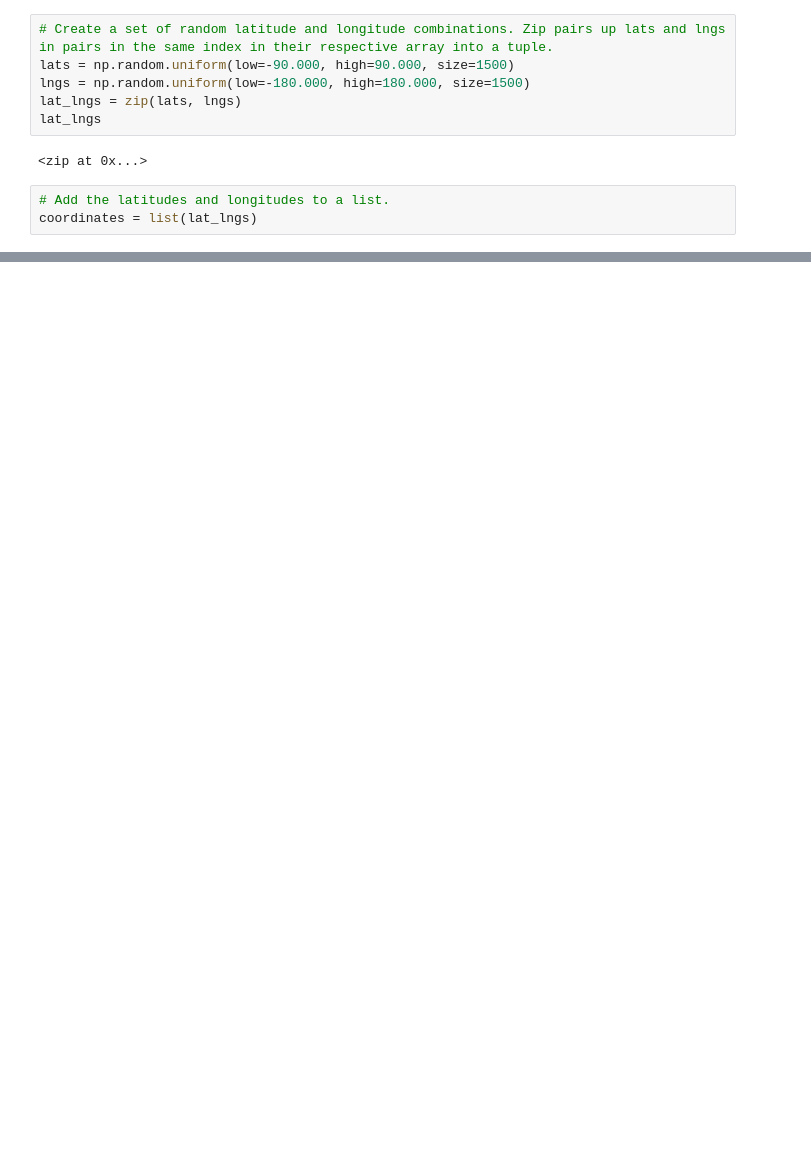
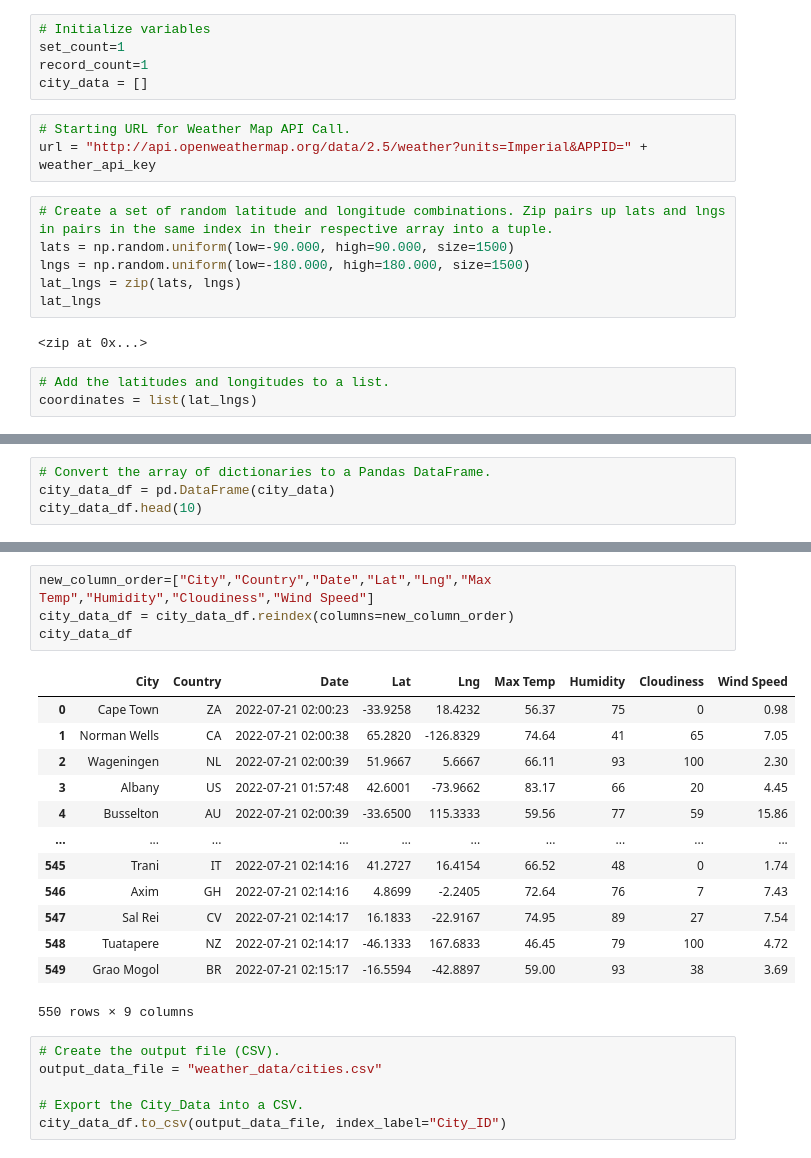
Before and after one commit to lingumd/World_Weather_Analysis, a Jupyter notebook: WeatherPy.ipynb, the cells around one changed output, grey strips where cells are left out. Saved outputs shown, nothing was run; the diff lists cells and outputs as text; blank space fills up the shorter version.

Commit message:
Updating WeatherPy.ipynb and .gitignore.

```diff
--- a/WeatherPy.ipynb
+++ b/WeatherPy.ipynb
@@ -7,3 +17,11 @@ from citipy import citipy
+# %%
+# Initialize variables
+set_count=1
+record_count=1
+city_data = []
+# %%
+# Starting URL for Weather Map API Call.
+url = "http://api.openweathermap.org/data/2.5/weather?units=Imperial&APPID=" + weather_api_key
 # %%
 # Create a set of random latitude and longitude combinations. Zip pairs up lats and lngs in pairs in the same index in their respective array into a tuple.
 lats = np.random.uniform(low=-90.000, high=90.000, size=1500)
@@ -31,0 +127,4 @@ len(cities)
+# %%
+# Convert the array of dictionaries to a Pandas DataFrame.
+city_data_df = pd.DataFrame(city_data)
+city_data_df.head(10)
@@ -31,0 +143,24 @@ len(cities)
+# %%
+new_column_order=["City","Country","Date","Lat","Lng","Max Temp","Humidity","Cloudiness","Wind Speed"]
+city_data_df = city_data_df.reindex(columns=new_column_order)
+city_data_df
+# %% [output]
+|  | City | Country | Date | Lat | Lng | Max Temp | Humidity | Cloudiness | Wind Speed |
+| 0 | Cape Town | ZA | 2022-07-21 02:00:23 | -33.9258 | 18.4232 | 56.37 | 75 | 0 | 0.98 |
+| 1 | Norman Wells | CA | 2022-07-21 02:00:38 | 65.2820 | -126.8329 | 74.64 | 41 | 65 | 7.05 |
+| 2 | Wageningen | NL | 2022-07-21 02:00:39 | 51.9667 | 5.6667 | 66.11 | 93 | 100 | 2.30 |
+| 3 | Albany | US | 2022-07-21 01:57:48 | 42.6001 | -73.9662 | 83.17 | 66 | 20 | 4.45 |
+| 4 | Busselton | AU | 2022-07-21 02:00:39 | -33.6500 | 115.3333 | 59.56 | 77 | 59 | 15.86 |
+| ... | ... | ... | ... | ... | ... | ... | ... | ... | ... |
+| 545 | Trani | IT | 2022-07-21 02:14:16 | 41.2727 | 16.4154 | 66.52 | 48 | 0 | 1.74 |
+| 546 | Axim | GH | 2022-07-21 02:14:16 | 4.8699 | -2.2405 | 72.64 | 76 | 7 | 7.43 |
+| 547 | Sal Rei | CV | 2022-07-21 02:14:17 | 16.1833 | -22.9167 | 74.95 | 89 | 27 | 7.54 |
+| 548 | Tuatapere | NZ | 2022-07-21 02:14:17 | -46.1333 | 167.6833 | 46.45 | 79 | 100 | 4.72 |
+| 549 | Grao Mogol | BR | 2022-07-21 02:15:17 | -16.5594 | -42.8897 | 59.00 | 93 | 38 | 3.69 |
+550 rows × 9 columns
+# %%
+# Create the output file (CSV).
+output_data_file = "weather_data/cities.csv"
+
+# Export the City_Data into a CSV.
+city_data_df.to_csv(output_data_file, index_label="City_ID")
```
Also changed, not shown: parts of 4 cells of this notebook, 1 other file.
